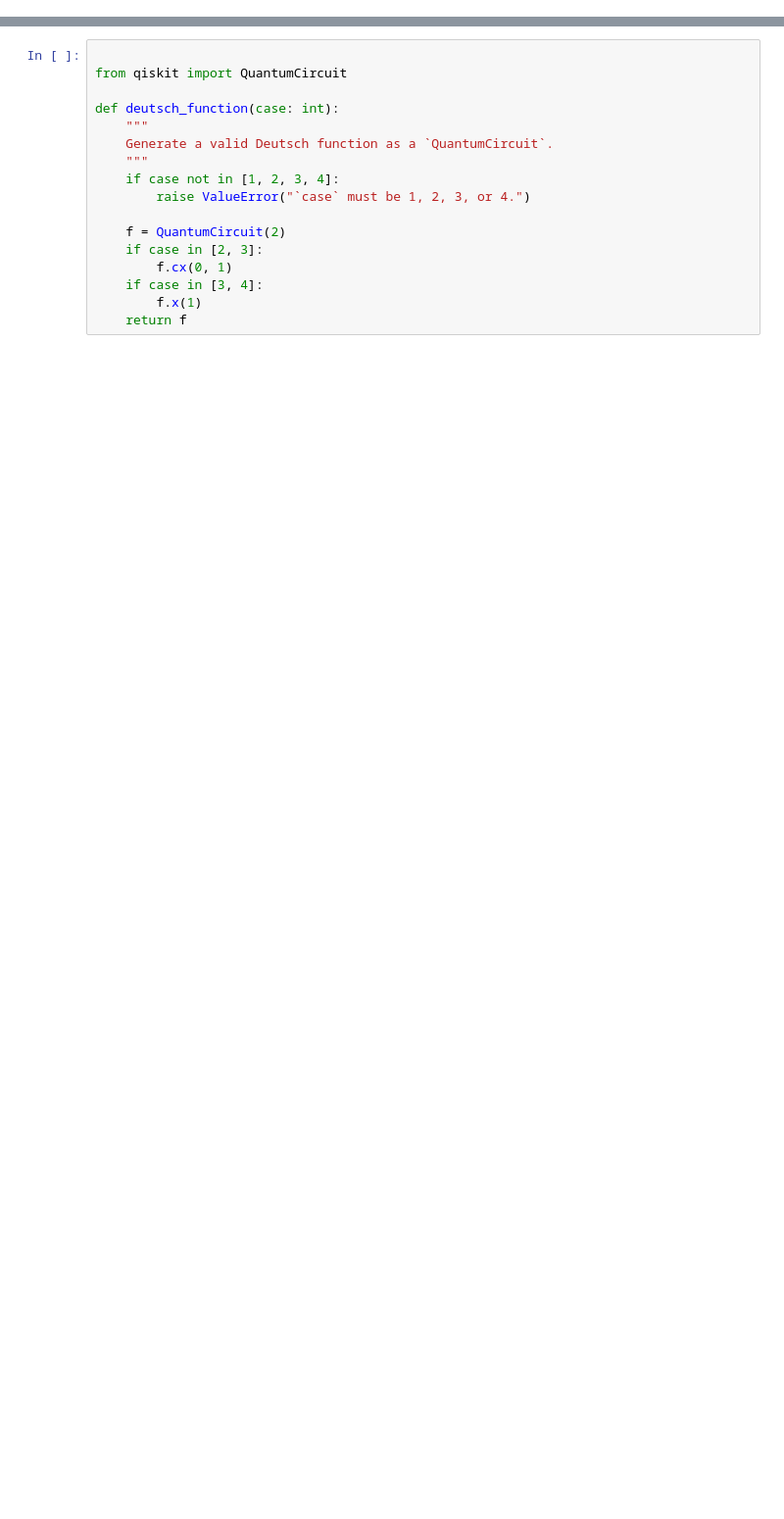
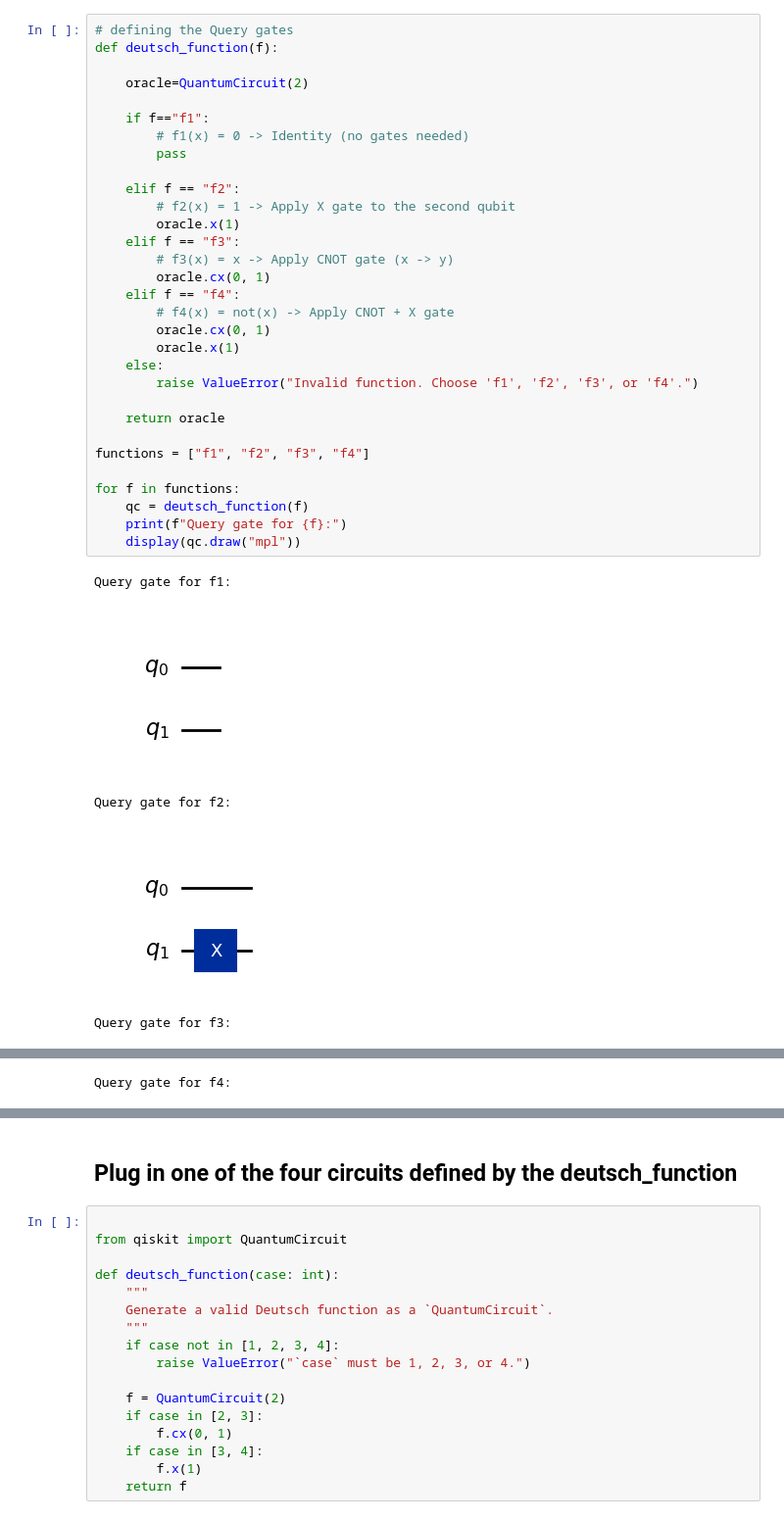
Before and after one commit to Guhan2348519/QC_LAB, a Jupyter notebook: 2348519_qc_lab7.ipynb, the cells around one changed output, grey strips where cells are left out. Shown at 98% size. Cells and saved outputs as stored; diff of their text form; blank space fills up the shorter version.

```diff
--- a/2348519_qc_lab7.ipynb
+++ b/2348519_qc_lab7.ipynb
@@ -2,0 +54,37 @@
+# %%
+# defining the Query gates
+def deutsch_function(f):
+
+    oracle=QuantumCircuit(2)
+
+    if f=="f1":
+        # f1(x) = 0 -> Identity (no gates needed)
+        pass
+
+    elif f == "f2":
+        # f2(x) = 1 -> Apply X gate to the second qubit
+        oracle.x(1)
+    elif f == "f3":
+        # f3(x) = x -> Apply CNOT gate (x -> y)
+        oracle.cx(0, 1)
+    elif f == "f4":
+        # f4(x) = not(x) -> Apply CNOT + X gate
+        oracle.cx(0, 1)
+        oracle.x(1)
+    else:
+        raise ValueError("Invalid function. Choose 'f1', 'f2', 'f3', or 'f4'.")
+
+    return oracle
+
+functions = ["f1", "f2", "f3", "f4"]
+
+for f in functions:
+    qc = deutsch_function(f)
+    print(f"Query gate for {f}:")
+    display(qc.draw("mpl"))
+# %% [output]
+Query gate for f1:
+[figure, added]
+Query gate for f2:
+[figure, added]
+Query gate for f3:
@@ -2,0 +92 @@
+Query gate for f4:
@@ -3,3 +94,5 @@
+# %% [markdown]
+## Plug in one of the four circuits defined by the deutsch_function
 # %%
 
 from qiskit import QuantumCircuit
```
Also changed, not shown: parts of 20 cells of this notebook.
